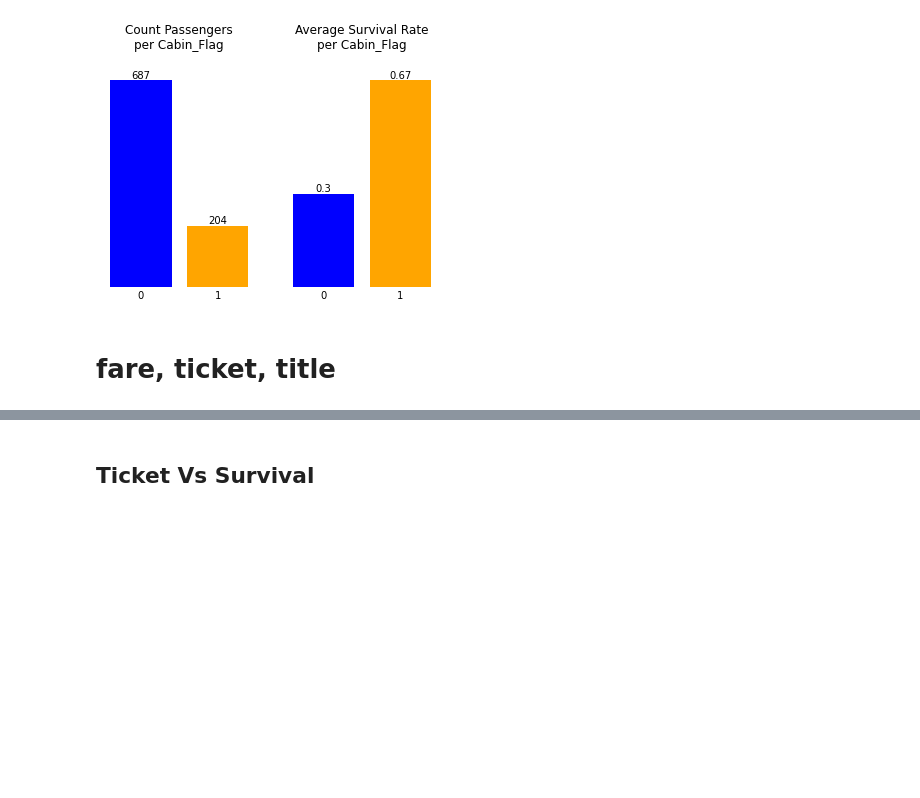
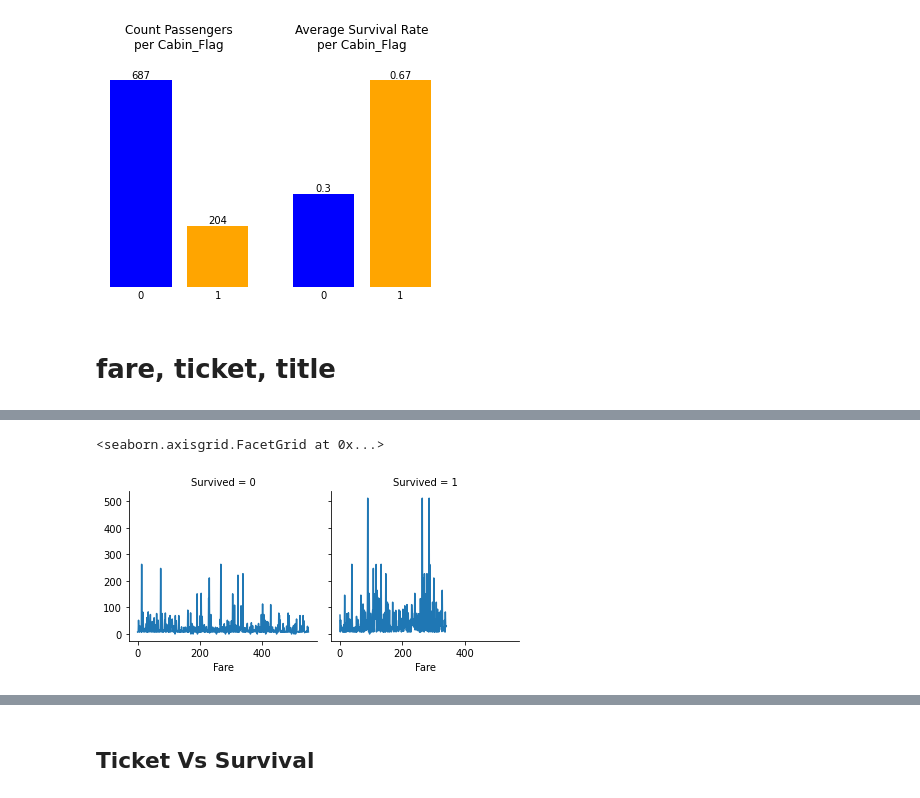
Before and after one commit to AyaHamdyAziz/Kaggle_Titanic_Survival_Prediction, a Jupyter notebook: Code/titanic-ml-challenge.ipynb, the cells around one changed output, grey strips where cells are left out. Saved outputs shown, nothing was run; the diff lists cells and outputs as text; code cells hidden in the pictures; blank space fills up the shorter version.

```diff
--- a/Code/titanic-ml-challenge.ipynb
+++ b/Code/titanic-ml-challenge.ipynb
@@ -239,0 +259,6 @@ plt.xticks(ticks=[0,1]);
+# %%
+graph = sns.FacetGrid(train_data, col ="Survived")
+graph.map(plt.plot, "Fare").add_legend()
+# %% [output]
+<seaborn.axisgrid.FacetGrid at 0x...>
+[figure, added]
```
Also changed, not shown: parts of 6 cells of this notebook.
